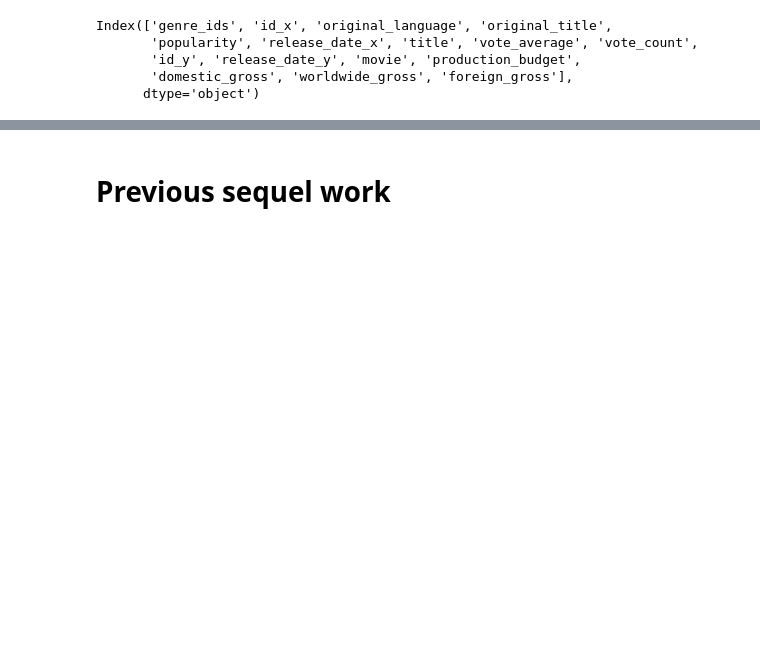
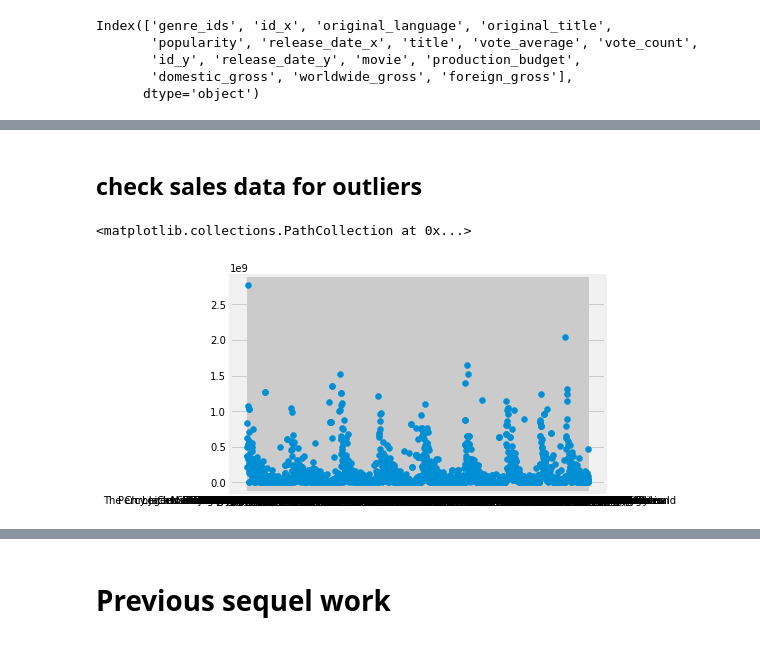
Before and after one commit to israeljls-j/dsc-mod-1-project-v2-1-onl01-dtsc-ft-070620, a Jupyter notebook: correct_student.ipynb, the cells around one changed output, grey strips where cells are left out. Saved outputs shown, nothing was run; the diff lists cells and outputs as text; code cells hidden in the pictures; blank space fills up the shorter version.

```diff
--- a/correct_student.ipynb
+++ b/correct_student.ipynb
@@ -917,0 +894,14 @@ df_explode
+# %% [markdown]
+<h2> check sales data for outliers
+# %%
+#plt.figure(figsize=(10,8), dpi= 80)
+fig = plt.figure
+a = financial_file.sort_values(by=['worldwide_gross'], ascending = False)
+y = financial_file['worldwide_gross']
+x = financial_file['original_title']
+#type(y)
+
+plt.scatter(x, y)
+# %% [output]
+<matplotlib.collections.PathCollection at 0x...>
+[figure, added]
```
Also changed, not shown: parts of 57 cells of this notebook, 1 other file.
